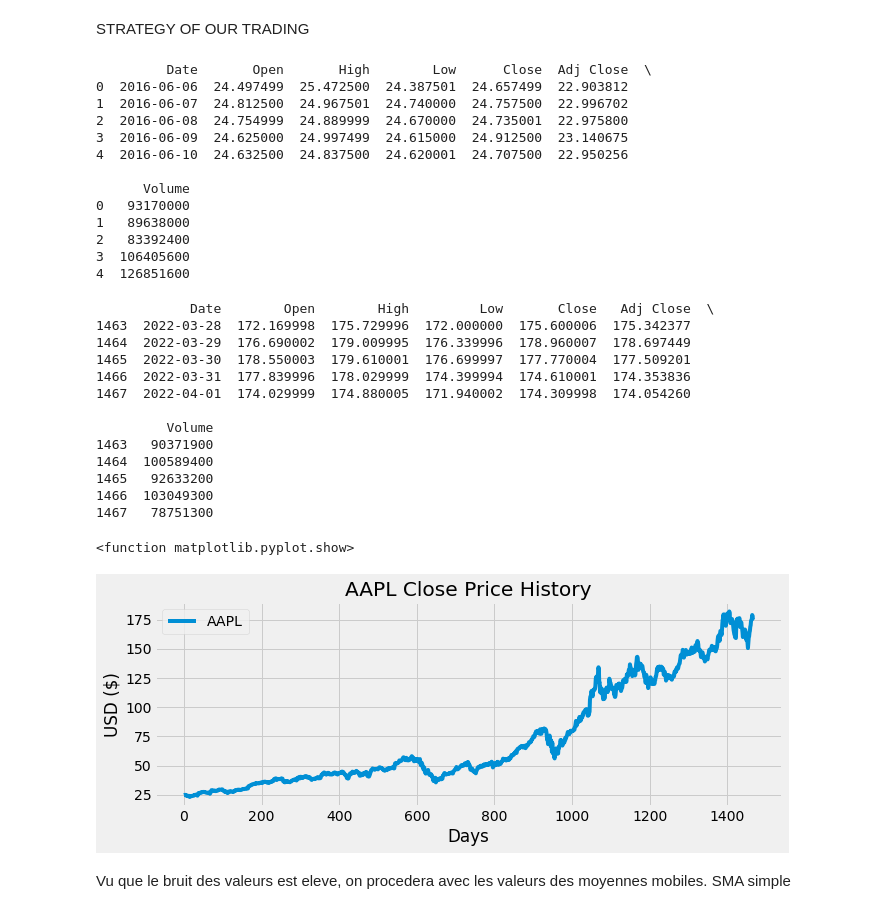
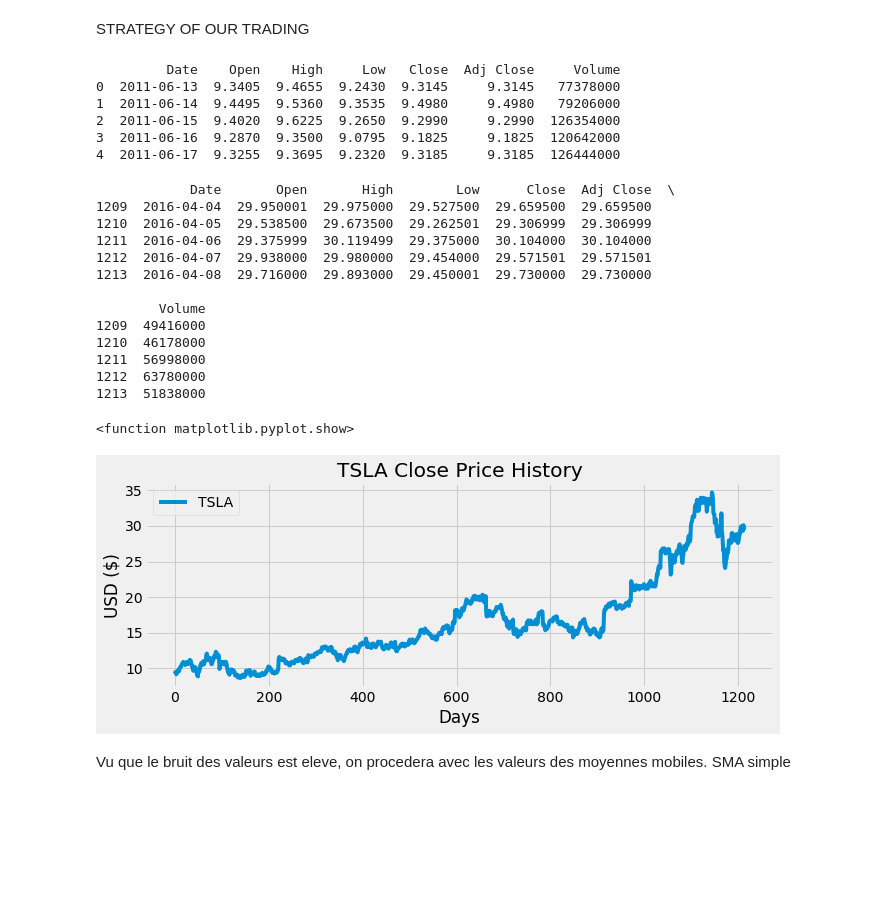
Before and after one commit to Soufiane07-05/Stocks-Market-Prediction, a Jupyter notebook: Prediction_Stocks.ipynb, the cells around one changed output. Cells and saved outputs as stored; diff of their text form; code cells hidden in the pictures; blank space fills up the shorter version.

```diff
--- a/Prediction_Stocks.ipynb
+++ b/Prediction_Stocks.ipynb
@@ -16,55 +16,48 @@ import pandas as pd
 import matplotlib.pyplot as plt
 plt.style.use('fivethirtyeight')
 # %%
-AAPL = pd.read_csv('https://raw.githubusercontent.com/Soufiane07-05/Stocks-Market-Prediction/main/AAPL.csv')
-print(AAPL.head())
+TSLA = pd.read_csv('https://raw.githubusercontent.com/Soufiane07-05/Stocks-Market-Prediction/main/AMZN%20(1).csv')
+print(TSLA.head())
 # %% [output]
-         Date       Open       High        Low      Close  Adj Close  \
-0  2016-06-06  24.497499  25.472500  24.387501  24.657499  22.903812
-1  2016-06-07  24.812500  24.967501  24.740000  24.757500  22.996702
-2  2016-06-08  24.754999  24.889999  24.670000  24.735001  22.975800
-3  2016-06-09  24.625000  24.997499  24.615000  24.912500  23.140675
-4  2016-06-10  24.632500  24.837500  24.620001  24.707500  22.950256
-
-      Volume
-0   93170000
-1   89638000
-2   83392400
-3  106405600
-4  126851600
+         Date    Open    High     Low   Close  Adj Close     Volume
+0  2011-06-13  9.3405  9.4655  9.2430  9.3145     9.3145   77378000
+1  2011-06-14  9.4495  9.5360  9.3535  9.4980     9.4980   79206000
+2  2011-06-15  9.4020  9.6225  9.2650  9.2990     9.2990  126354000
+3  2011-06-16  9.2870  9.3500  9.0795  9.1825     9.1825  120642000
+4  2011-06-17  9.3255  9.3695  9.2320  9.3185     9.3185  126444000
 # %%
-print(AAPL.tail())
+print(TSLA.tail())
 # %% [output]
-            Date        Open        High         Low       Close   Adj Close  \
-1463  2022-03-28  172.169998  175.729996  172.000000  175.600006  175.342377
-1464  2022-03-29  176.690002  179.009995  176.339996  178.960007  178.697449
-1465  2022-03-30  178.550003  179.610001  176.699997  177.770004  177.509201
-1466  2022-03-31  177.839996  178.029999  174.399994  174.610001  174.353836
-1467  2022-04-01  174.029999  174.880005  171.940002  174.309998  174.054260
+            Date       Open       High        Low      Close  Adj Close  \
+1209  2016-04-04  29.950001  29.975000  29.527500  29.659500  29.659500
+1210  2016-04-05  29.538500  29.673500  29.262501  29.306999  29.306999
+1211  2016-04-06  29.375999  30.119499  29.375000  30.104000  30.104000
+1212  2016-04-07  29.938000  29.980000  29.454000  29.571501  29.571501
+1213  2016-04-08  29.716000  29.893000  29.450001  29.730000  29.730000
 
-         Volume
-1463   90371900
-1464  100589400
-1465   92633200
-1466  103049300
-1467   78751300
+        Volume
+1209  49416000
+1210  46178000
+1211  56998000
+1212  63780000
+1213  51838000
 # %%
 #Visualisation dans un graphe bi-dimensionnel
 #initialisation de la taille de la figure
 plt.figure(figsize=(10, 3.5))
 #Visualisation du Close price
-plt.plot(AAPL['Close'], label='AAPL')
+plt.plot(TSLA['Close'], label='TSLA')
 #Titre
-plt.title('AAPL Close Price History')
+plt.title('TSLA Close Price History')
 #X et Y legendde
 plt.xlabel('Days')
 plt.ylabel('USD ($)')
 plt.legend(loc='upper left')
 #Visualisation
 plt.show
 # %% [output]
 <function matplotlib.pyplot.show>
-[figure, old version]
+[figure, new version]
 # %% [markdown]
 Vu que le bruit des valeurs est eleve, on procedera avec les valeurs des moyennes mobiles.
 SMA simple
```
Also changed, not shown: parts of 12 cells of this notebook.
